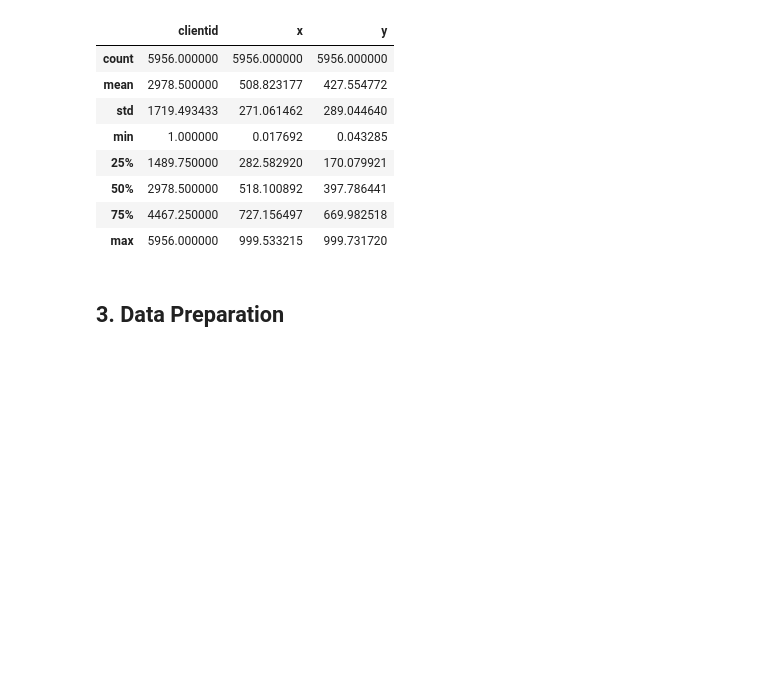
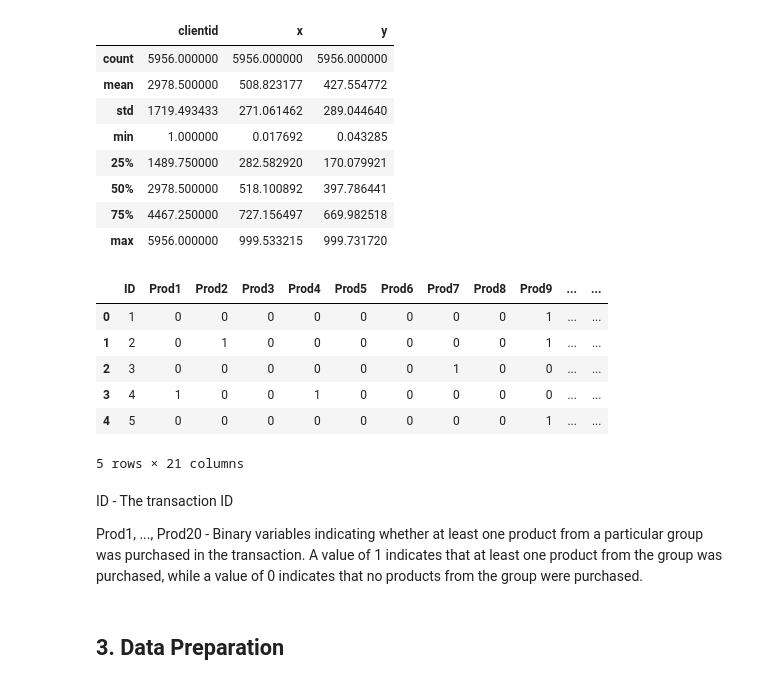
Before and after one commit to GeorgiiAf/machine_learning_assignments, a Jupyter notebook: assingnment5.ipynb, the cells around one changed output. Drawn from its saved outputs; the diff is of its cells as text; code cells hidden in the pictures; blank space fills up the shorter version.

```diff
--- a/assingnment5.ipynb
+++ b/assingnment5.ipynb
@@ -32,5 +41,22 @@ df.describe()
 | 50% | 2978.500000 | 518.100892 | 397.786441 |
 | 75% | 4467.250000 | 727.156497 | 669.982518 |
 | max | 5956.000000 | 999.533215 | 999.731720 |
+# %%
+df_prod = pd.read_csv('datasets/drone_prod_groups.csv')
+
+df_prod.head()
+# %% [output]
+|  | ID | Prod1 | Prod2 | Prod3 | Prod4 | Prod5 | Prod6 | Prod7 | Prod8 | Prod9 | ... | ... |
+| 0 | 1 | 0 | 0 | 0 | 0 | 0 | 0 | 0 | 0 | 1 | ... | ... |
+| 1 | 2 | 0 | 1 | 0 | 0 | 0 | 0 | 0 | 0 | 1 | ... | ... |
+| 2 | 3 | 0 | 0 | 0 | 0 | 0 | 0 | 1 | 0 | 0 | ... | ... |
+| 3 | 4 | 1 | 0 | 0 | 1 | 0 | 0 | 0 | 0 | 0 | ... | ... |
+| 4 | 5 | 0 | 0 | 0 | 0 | 0 | 0 | 0 | 0 | 1 | ... | ... |
+5 rows × 21 columns
+# %% [markdown]
+
+ID - The transaction ID
+
+Prod1, ..., Prod20 - Binary variables indicating whether at least one product from a particular group was purchased in the transaction. A value of 1 indicates that at least one product from the group was purchased, while a value of 0 indicates that no products from the group were purchased.
 # %% [markdown]
 ## 3. Data Preparation
```
Also changed, not shown: parts of 20 cells of this notebook.
